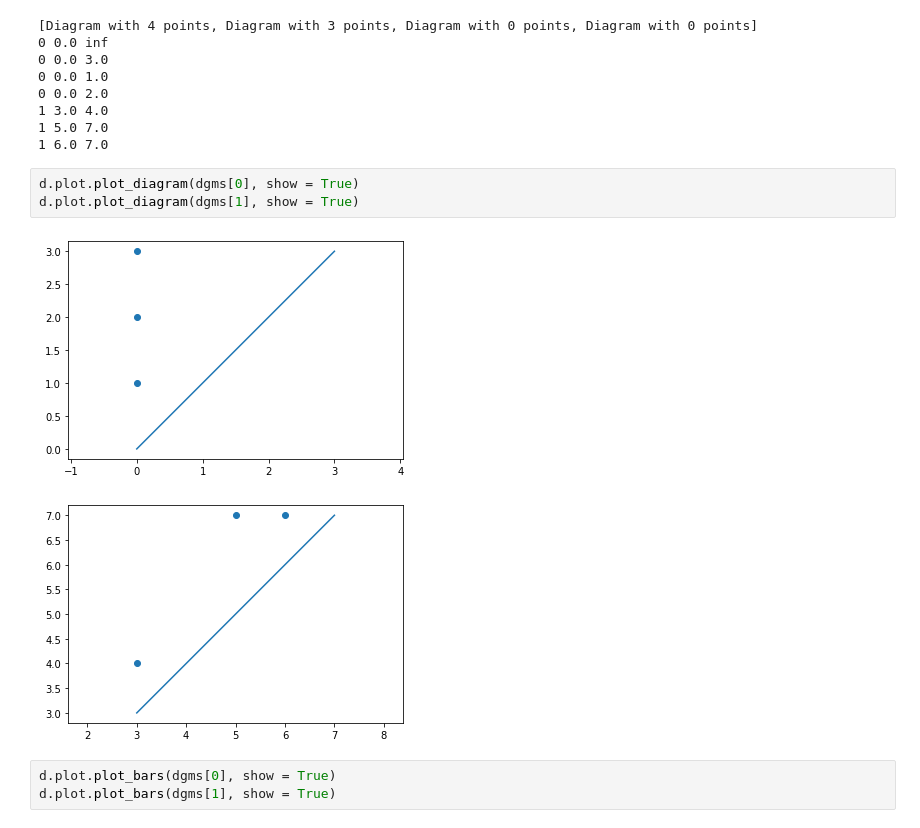
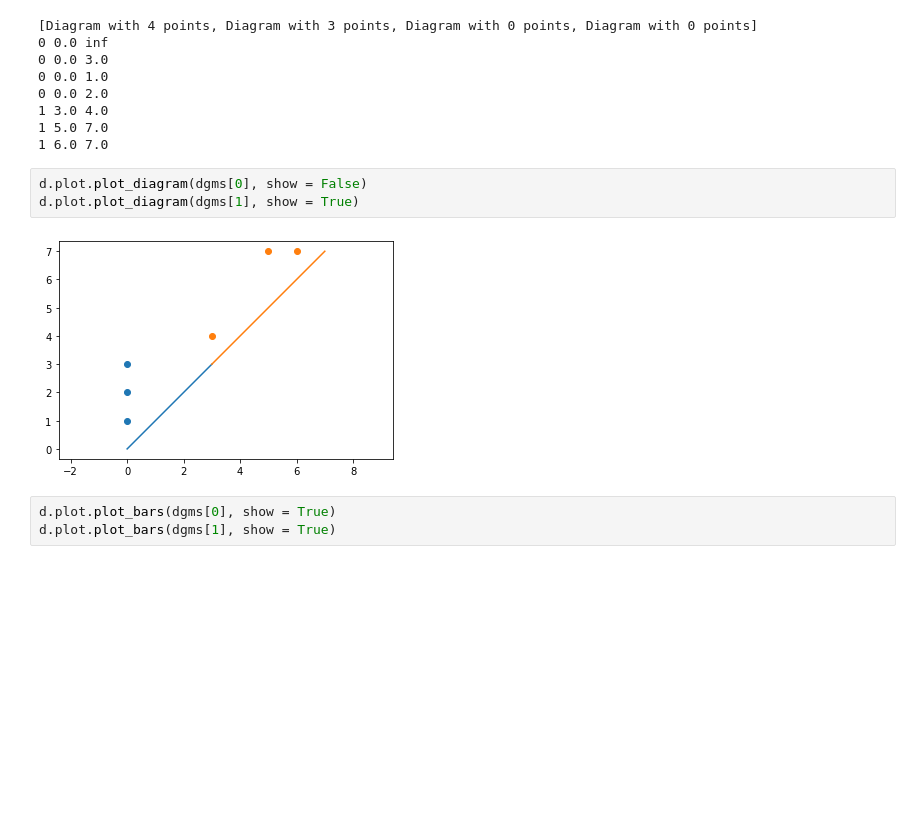
Before and after one commit to AntonAyzenberg/Learn-persistent-homology, a Jupyter notebook: My_Persistence_test.ipynb, the cells around one changed output. Saved outputs shown, nothing was run; the diff lists cells and outputs as text; blank space fills up the shorter version.

```diff
--- a/My_Persistence_test.ipynb
+++ b/My_Persistence_test.ipynb
@@ -50,11 +50,10 @@ for i, dgm in enumerate(dgms):
 1 5.0 7.0
 1 6.0 7.0
 # %%
-d.plot.plot_diagram(dgms[0], show = True)
+d.plot.plot_diagram(dgms[0], show = False)
 d.plot.plot_diagram(dgms[1], show = True)
 # %% [output]
-[figure, old version]
+[figure, new version]
-[figure, removed]
 # %%
 d.plot.plot_bars(dgms[0], show = True)
 d.plot.plot_bars(dgms[1], show = True)
```
Also changed, not shown: parts of 3 cells of this notebook.
